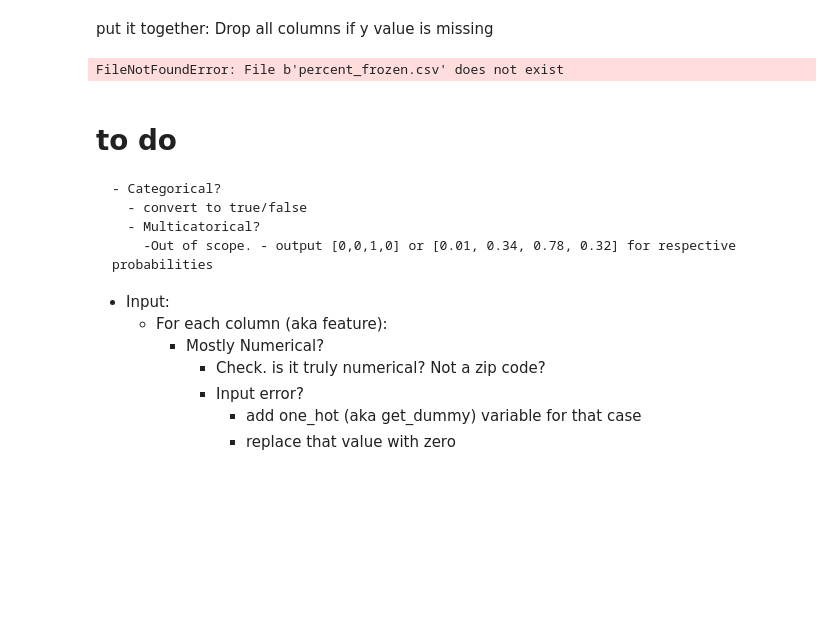
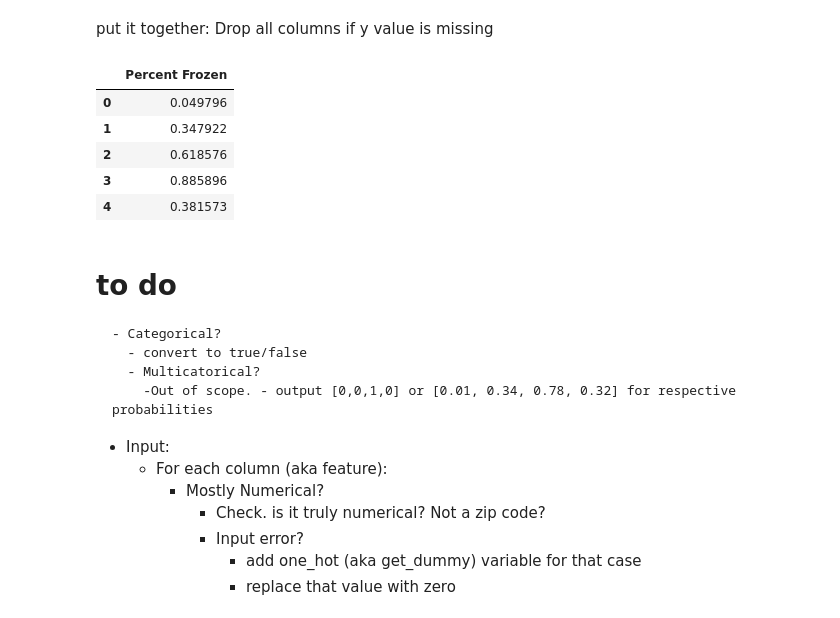
Before and after one commit to pgeurin/how_clean_data, a Jupyter notebook: cleaning_data.ipynb, the cells around one changed output. Saved outputs shown, nothing was run; the diff lists cells and outputs as text; code cells hidden in the pictures; blank space fills up the shorter version.

```diff
--- a/cleaning_data.ipynb
+++ b/cleaning_data.ipynb
@@ -405,9 +409,14 @@ pd.read_csv('area_code.csv')
 put it together: Drop all columns if y value is missing
 # %%
 percent_frozen = pd.read_csv("percent_frozen.csv")
-percent_frozen
+percent_frozen.head()
 # %% [output]
-FileNotFoundError: File b'percent_frozen.csv' does not exist
+|  | Percent Frozen |
+| 0 | 0.049796 |
+| 1 | 0.347922 |
+| 2 | 0.618576 |
+| 3 | 0.885896 |
+| 4 | 0.381573 |
 # %% [markdown]
 # to do
     - Categorical?
```
Also changed, not shown: parts of 2 cells of this notebook.
